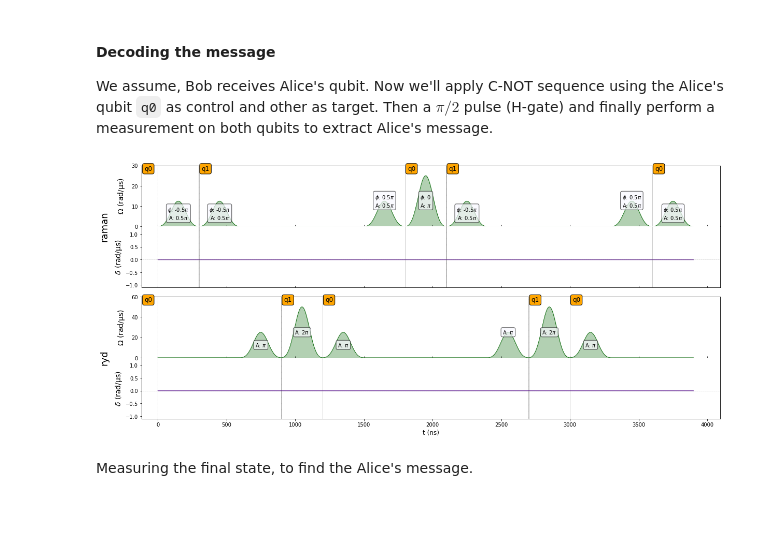
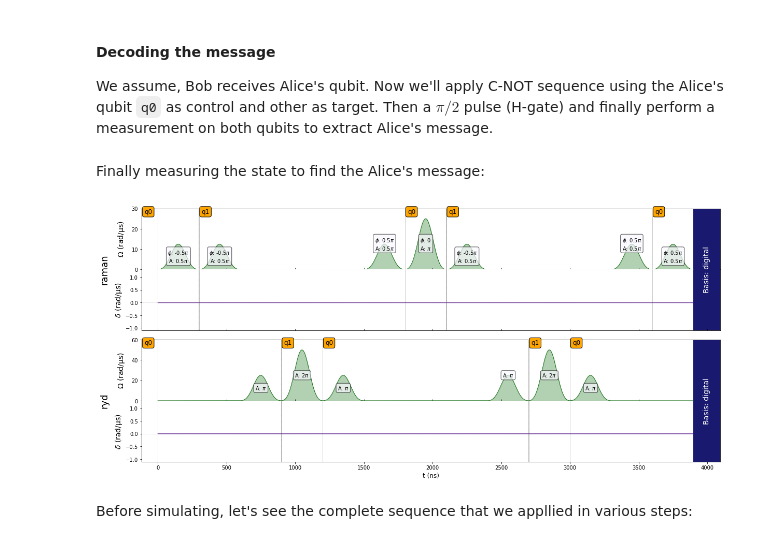
Before and after one commit to deveshq/Msc-Project, a Jupyter notebook: superdense coding.ipynb, the cells around one changed output. Cells and saved outputs as stored; diff of their text form; code cells hidden in the pictures; blank space fills up the shorter version.

```diff
--- a/superdense coding.ipynb
+++ b/superdense coding.ipynb
@@ -198,9 +201,14 @@ seq.add(half_pi_pulse_d, 'raman')
 #Hadamard sequence
 seq.target('q0', 'raman')
 seq.add(half_pi_pulse_d, 'raman')
-
-seq.draw(draw_phase_area = True)
-# %% [output]
-[figure, removed]
 # %% [markdown]
-Measuring the final state, to find the Alice's message.
+Finally measuring the state to find the Alice's message:
+# %%
+# Applying the measurment
+seq.measure(basis='digital')
+
+seq.draw(draw_phase_area = True)
+# %% [output]
+[figure, added]
+# %% [markdown]
+Before simulating, let's see the complete sequence that we appllied in various steps:
```
Also changed, not shown: parts of 7 cells of this notebook.
